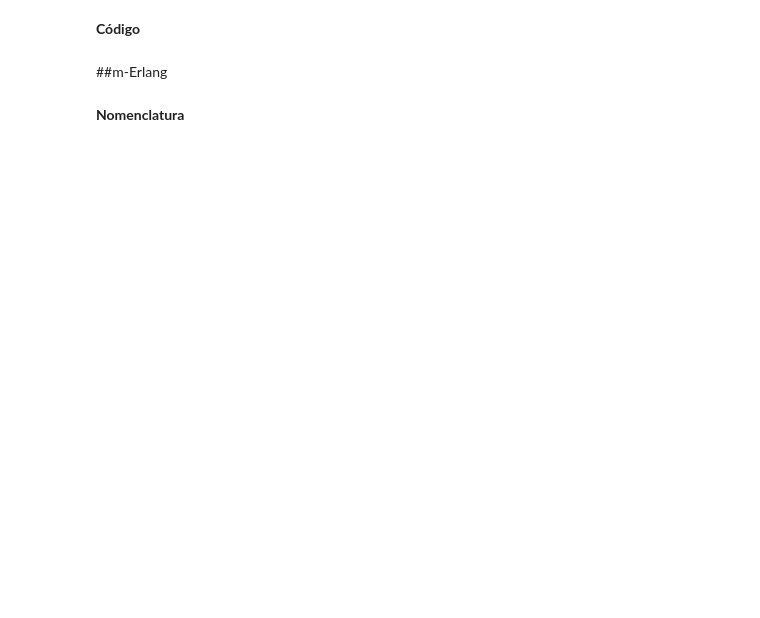
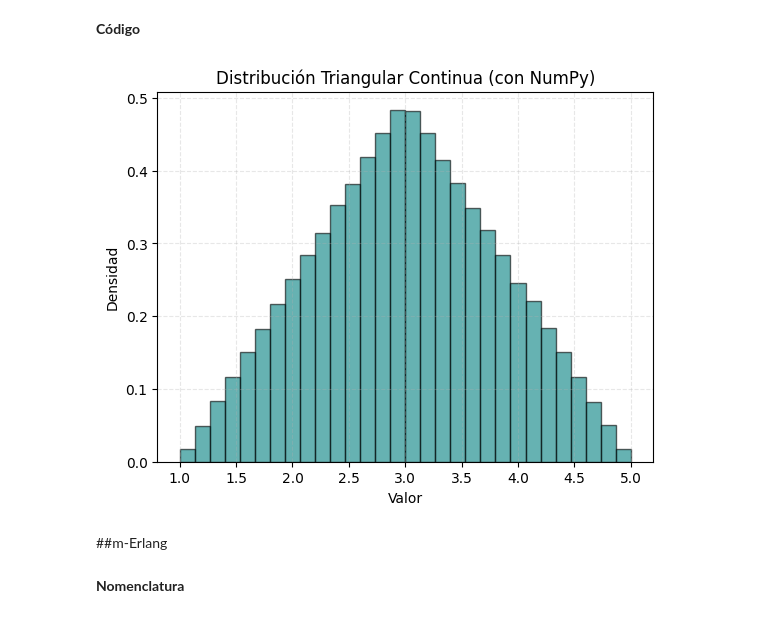
Before and after one commit to JimenezHAnaFer/SIMULACION-1, a Jupyter notebook: Catalogo.ipynb, the cells around one changed output. Drawn from its saved outputs; the diff is of its cells as text; code cells hidden in the pictures; blank space fills up the shorter version.

```diff
--- a/Catalogo.ipynb
+++ b/Catalogo.ipynb
@@ -96,5 +149,42 @@
 # %% [markdown]
 **Código**
+# %%
+import numpy as np
+import matplotlib.pyplot as plt
+import random as rd
+
+# Parámetros de la distribución triangular
+a = 1   # mínimo
+b = 3  # moda
+c = 5   # maximo
+n=1000000  #cantidad de numeros aleatorios
+
+resultados = []
+# Función para generar valores con distribución triangular
+def distribucion_triangular(a, b, c, n):
+
+    for _ in range(n):
+        r = rd.random() # genera un valor entre 0 y 1
+        if r < (b-a)/(c-a):  # Zona izquierda (a ≤ x ≤ b): línea creciente    &    Zona derecha (b < x ≤ c): línea decreciente
+            x = a + np.sqrt(r*(c-a)*(b-a))   #Función acomulativa (inversa)
+        else:
+            x = c - np.sqrt((1-r)*(c-a)*(c-b))  #Función acumulativa (inversa)
+        resultados.append(x)
+    return np.array(resultados)
+
+
+
+# Generar muestra
+muestra = distribucion_triangular(a, b, c, n)
+
+plt.hist(muestra, bins=30, density=True, alpha=0.6, color='teal', edgecolor='black')
+plt.xlabel('Valor')
+plt.ylabel('Densidad')
+plt.title('Distribución Triangular Continua (con NumPy)')
+plt.grid(True, linestyle='--', alpha=0.3)
+plt.show()
+# %% [output]
+[figure, added]
 # %% [markdown]
 ##m-Erlang
 # %% [markdown]
```
Also changed, not shown: parts of 74 cells of this notebook.
